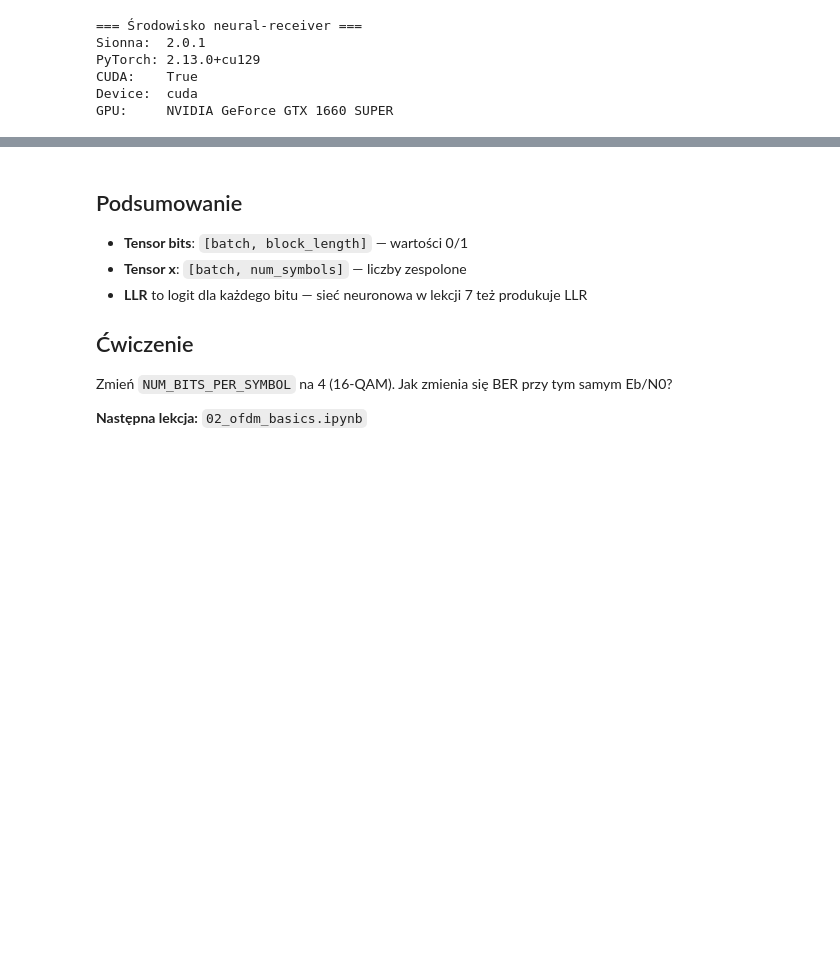
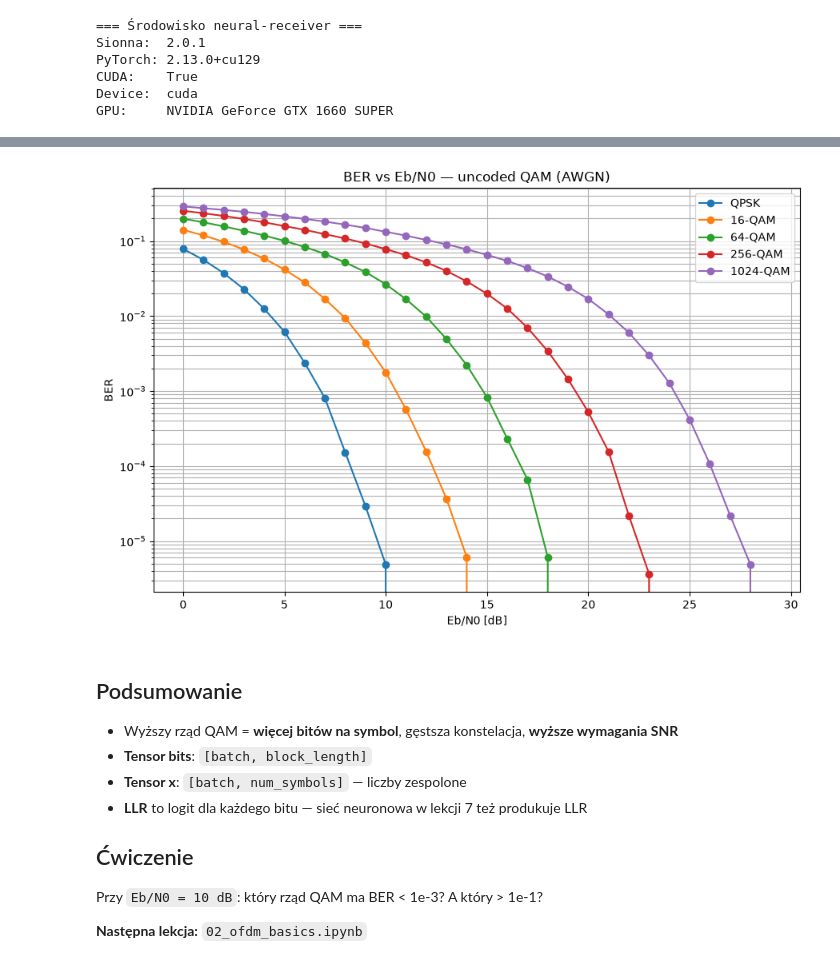
Before and after one commit to McEnigma24/Masters-Thesis, a Jupyter notebook: neural-receiver/notebooks/01_qpsk_awgn.ipynb, the cells around one changed output, grey strips where cells are left out. Saved outputs shown, nothing was run; the diff lists cells and outputs as text; code cells hidden in the pictures; blank space fills up the shorter version.

```diff
--- a/neural-receiver/notebooks/01_qpsk_awgn.ipynb
+++ b/neural-receiver/notebooks/01_qpsk_awgn.ipynb
@@ -128,15 +180,0 @@ BER @ 10.0 dB: 3.906250185536919e-06
-# %%
-snr_range = np.arange(0, 12, 2)
-ber_vals = []
-
-for ebno_db in snr_range:
-    no = sn.phy.utils.ebnodb2no(ebno_db, NUM_BITS_PER_SYMBOL, 1.0)
-    b = binary_source([500, BLOCK_LENGTH])
-    x = mapper(b)
-    y = awgn(x, no)
-    llr = demapper(y, no)
-    ber_vals.append(ber(b, (llr > 0).float()))
-
-from src.utils.plotting import plot_ber_curve
-plot_ber_curve(snr_range, np.array(ber_vals), label="QPSK uncoded")
-plt.show()
@@ -145,10 +190,42 @@ plt.show()
+# %%
+snr_range = np.arange(0, 30, 1)  # 0 … 30 dB
+plt.figure(figsize=(9, 6))
+
+for bps in QAM_ORDERS:
+    c = sn.phy.mapping.Constellation("qam", bps)
+    m = sn.phy.mapping.Mapper(constellation=c)
+    d = sn.phy.mapping.Demapper("app", constellation=c)
+    ber_vals = []
+
+    block = 4096 - (4096 % bps)  # długość podzielna przez bps
+
+    for ebno_db in snr_range:
+        no = sn.phy.utils.ebnodb2no(ebno_db, bps, 1.0)
+        b = binary_source([200, block])
+        x_b = m(b)
+        y_b = awgn(x_b, no)
+        llr_b = d(y_b, no)
+        ber_vals.append(ber(b, (llr_b > 0).float()))
+
+    plt.semilogy(snr_range, ber_vals, "o-", label=QAM_NAMES[bps])
+
+plt.xlabel("Eb/N0 [dB]")
+plt.ylabel("BER")
+plt.grid(True, which="both")
+plt.legend()
+plt.title("BER vs Eb/N0 — uncoded QAM (AWGN)")
+plt.tight_layout()
+plt.show()
+# %% [output]
+[figure, added]
 # %% [markdown]
 ## Podsumowanie
-- **Tensor bits**: `[batch, block_length]` — wartości 0/1
+- Wyższy rząd QAM = **więcej bitów na symbol**, gęstsza konstelacja, **wyższe wymagania SNR**
+- **Tensor bits**: `[batch, block_length]`
 - **Tensor x**: `[batch, num_symbols]` — liczby zespolone
 - **LLR** to logit dla każdego bitu — sieć neuronowa w lekcji 7 też produkuje LLR
 
 ## Ćwiczenie
-Zmień `NUM_BITS_PER_SYMBOL` na 4 (16-QAM). Jak zmienia się BER przy tym samym Eb/N0?
+Przy `Eb/N0 = 10 dB`: który rząd QAM ma BER < 1e-3? A który > 1e-1?
 
 **Następna lekcja:** `02_ofdm_basics.ipynb`
```
Also changed, not shown: parts of 17 cells of this notebook, 6 other files.
